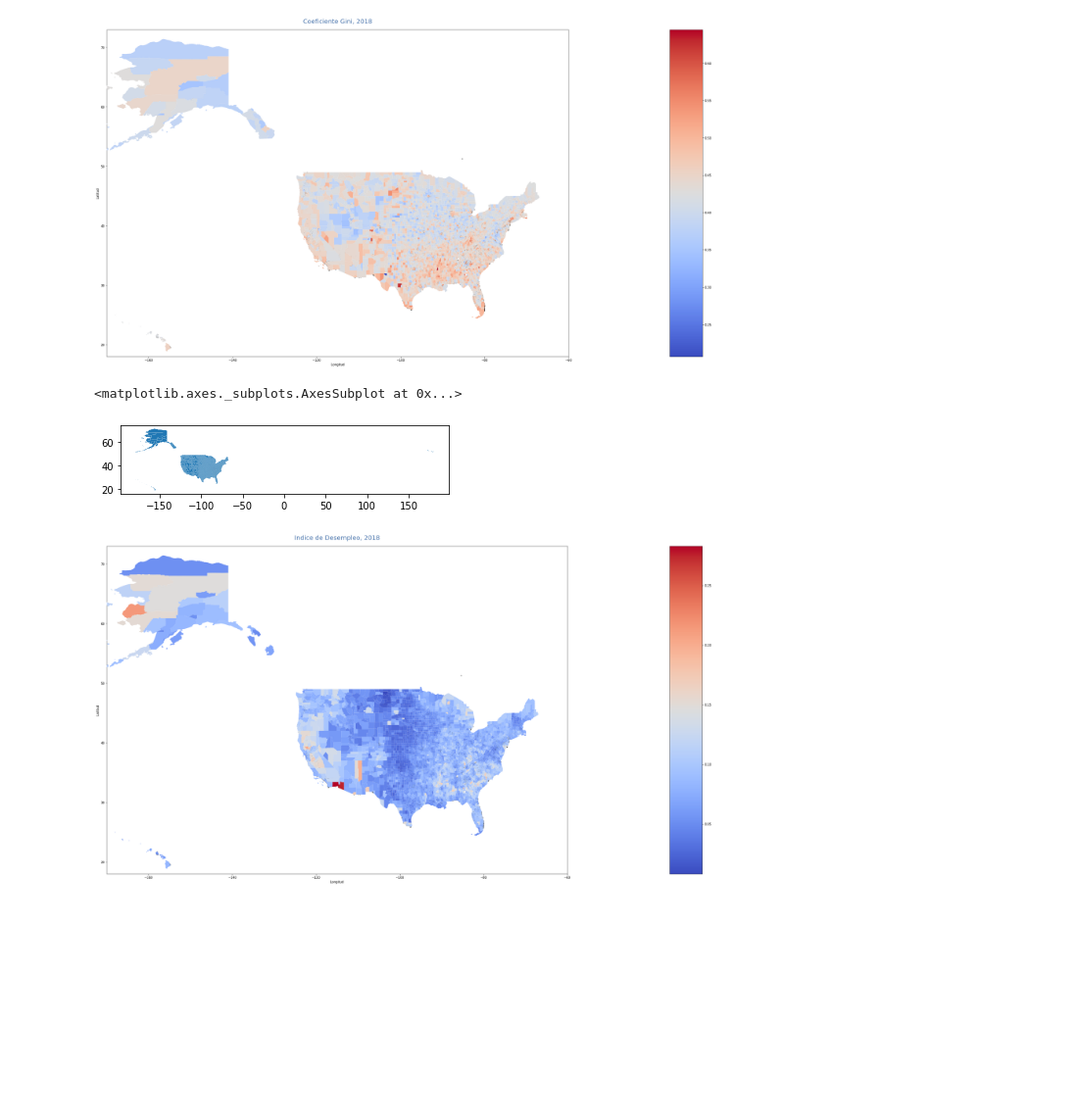
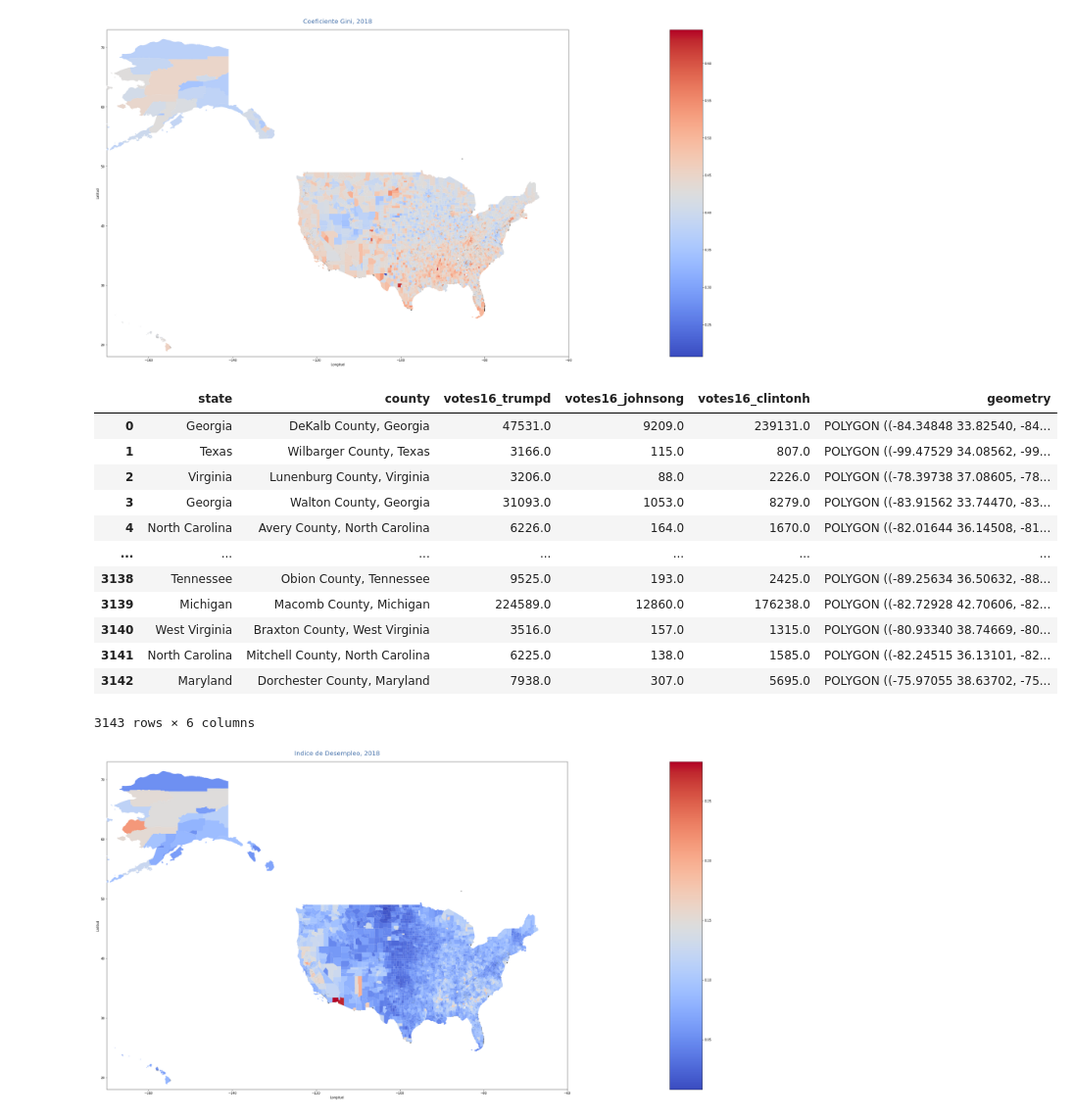
Before and after one commit to dafon1986/Elecciones, a Jupyter notebook: Muertes_Policiales_v1.ipynb, the cells around one changed output. Shown at 98% size. Cells and saved outputs as stored; diff of their text form; code cells hidden in the pictures; blank space fills up the shorter version.

```diff
--- a/Muertes_Policiales_v1.ipynb
+++ b/Muertes_Policiales_v1.ipynb
@@ -142,13 +142,22 @@ plt.show();
 [figure]
 # %%
 resultados=geomap[['state','county','votes16_trumpd','votes16_johnsong','votes16_clintonh','geometry']]
-# %%
-resultados['ganador'] = resultados[['votes16_trumpd','votes16_johnsong','votes16_clintonh']].fillna(0.).astype(float).idxmax(axis=1).apply(lambda s: s[:3])
 # %%
-resultados.plot()
+resultados
 # %% [output]
+|  | state | county | votes16_trumpd | votes16_johnsong | votes16_clintonh | geometry |
+| 0 | Georgia | DeKalb County, Georgia | 47531.0 | 9209.0 | 239131.0 | POLYGON ((-84.34848 33.82540, -84... |
+| 1 | Texas | Wilbarger County, Texas | 3166.0 | 115.0 | 807.0 | POLYGON ((-99.47529 34.08562, -99... |
+| 2 | Virginia | Lunenburg County, Virginia | 3206.0 | 88.0 | 2226.0 | POLYGON ((-78.39738 37.08605, -78... |
+| 3 | Georgia | Walton County, Georgia | 31093.0 | 1053.0 | 8279.0 | POLYGON ((-83.91562 33.74470, -83... |
+| 4 | North Carolina | Avery County, North Carolina | 6226.0 | 164.0 | 1670.0 | POLYGON ((-82.01644 36.14508, -81... |
+| ... | ... | ... | ... | ... | ... | ... |
+| 3138 | Tennessee | Obion County, Tennessee | 9525.0 | 193.0 | 2425.0 | POLYGON ((-89.25634 36.50632, -88... |
+| 3139 | Michigan | Macomb County, Michigan | 224589.0 | 12860.0 | 176238.0 | POLYGON ((-82.72928 42.70606, -82... |
+| 3140 | West Virginia | Braxton County, West Virginia | 3516.0 | 157.0 | 1315.0 | POLYGON ((-80.93340 38.74669, -80... |
+| 3141 | North Carolina | Mitchell County, North Carolina | 6225.0 | 138.0 | 1585.0 | POLYGON ((-82.24515 36.13101, -82... |
+| 3142 | Maryland | Dorchester County, Maryland | 7938.0 | 307.0 | 5695.0 | POLYGON ((-75.97055 38.63702, -75... |
-<matplotlib.axes._subplots.AxesSubplot at 0x...>
+3143 rows × 6 columns
-[figure, removed]
 # %%
 party_colours={
    'votes16_trumpd':'0087dc',
```
Also changed, not shown: parts of 1 cell of this notebook.
